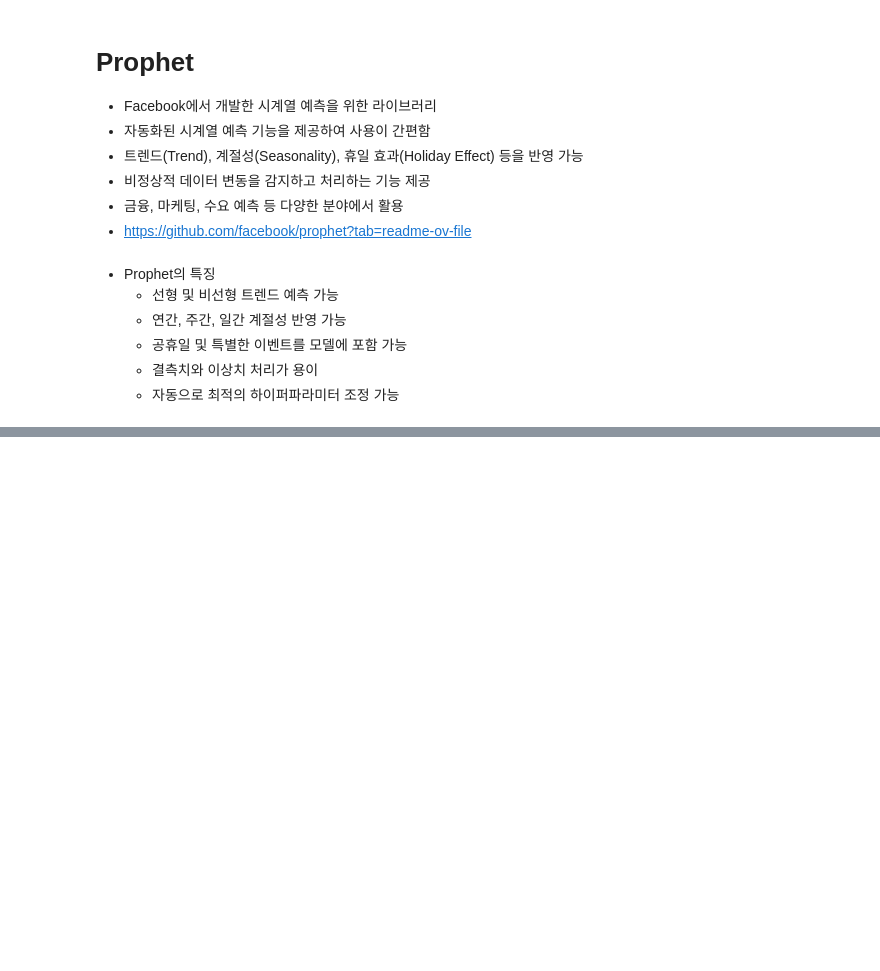
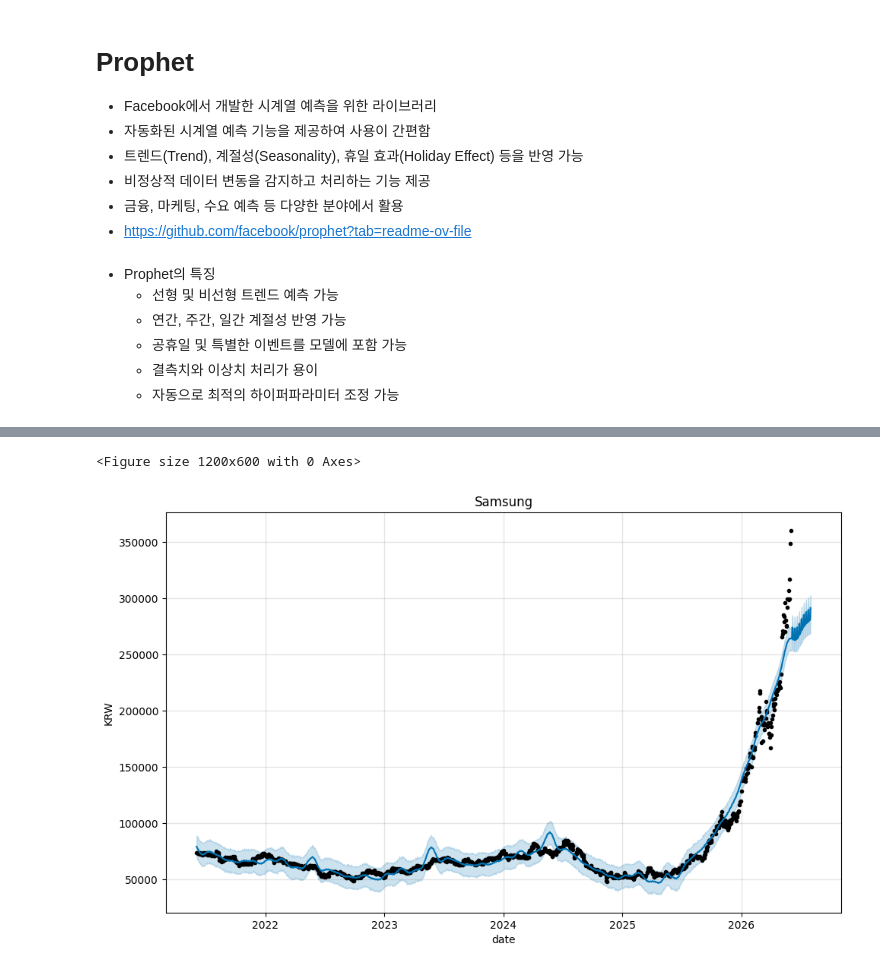
Before and after one commit to dovan2026/SKN30_playdata, a Jupyter notebook: LLM/dl_06_prophet.ipynb, the cells around one changed output, grey strips where cells are left out. Drawn from its saved outputs; the diff is of its cells as text; code cells hidden in the pictures; blank space fills up the shorter version.

```diff
--- a/LLM/dl_06_prophet.ipynb
+++ b/LLM/dl_06_prophet.ipynb
@@ -23,3 +23,9 @@ import matplotlib.pyplot as plt
 from prophet import Prophet
 import warnings
 warnings.filterwarnings('ignore')
+# %%
+stock = yf.download('005930.KS', start='2021-06-04', end='2026-06-04')
+stock = stock.reset_index()
+
+stock.columns = stock.columns.droplevel(1)
+stock.tail()
@@ -25,0 +40,5 @@ warnings.filterwarnings('ignore')
+# %%
+# Prophet은 입력 데이터 컬럼명을 반드시 ds, y로 요구
+# ds : 날짜, y : 예측 대상 값(종가 close)
+stock = stock[['Date', 'Close']]
+stock.columns = ['ds', 'y']             # prophet에 맞게 컬럼명 변경
@@ -25,0 +64,9 @@ warnings.filterwarnings('ignore')
+# %%
+# 모델 학습
+# yearly_seasonality : 연 단위 반복 패턴을 모델이 고려하도록 설정
+
+# CMDSTANPY가 tbb.dll을 찾도록 보정
+add_prophet_tbb_to_path()
+
+model = Prophet(yearly_seasonality=True, stan_backend='CMDSTANPY')
+model.fit(stock)
@@ -25,0 +77,14 @@ warnings.filterwarnings('ignore')
+# %%
+# 미래 데이터 생성(예측기간 60일)
+future = model.make_future_dataframe(periods=60)
+forecast = model.predict(future)
+# %%
+plt.figure(figsize=(12,6))
+model.plot(forecast)            # prophet의 기본 plot으로 실제 데이터와 예측 추세를 함께 확인
+plt.title('Samsung')
+plt.xlabel('date')
+plt.ylabel('KRW')
+plt.show()
+# %% [output]
+<Figure size 1200x600 with 0 Axes>
+[figure, added]
```
Also changed, not shown: parts of 4 cells of this notebook, 4 other files.
